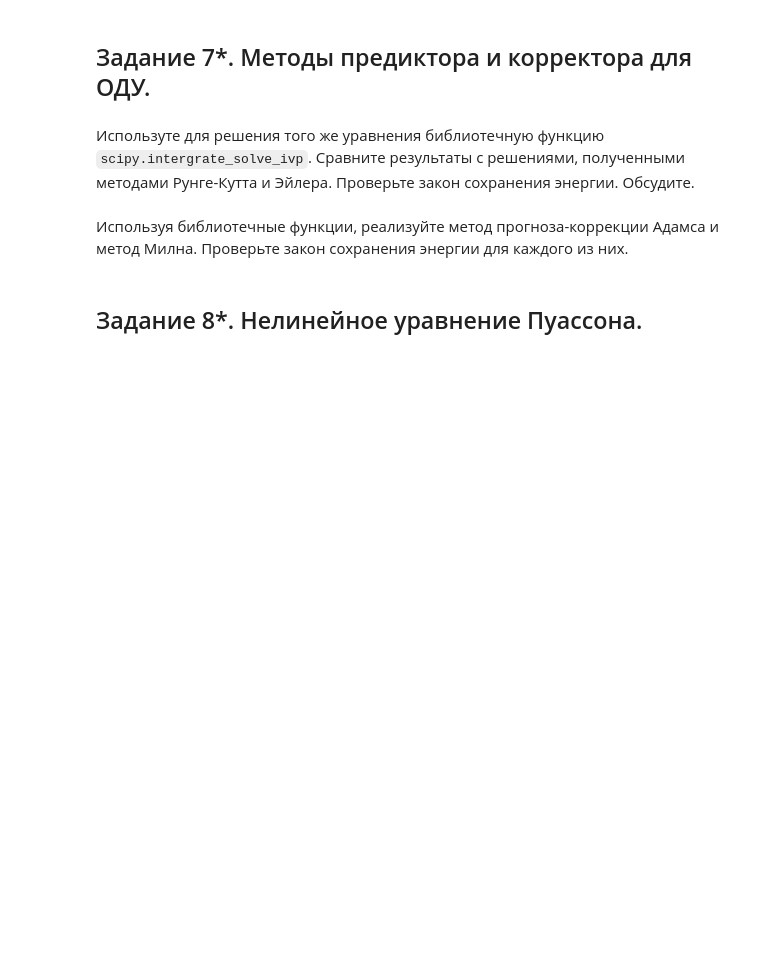
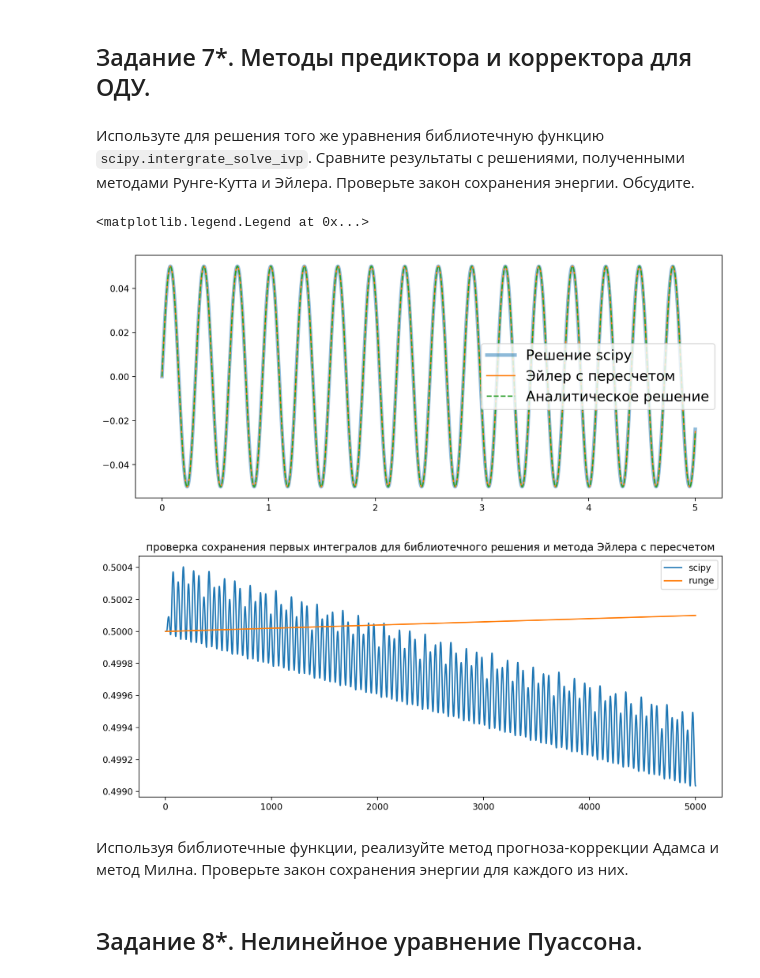
Before and after one commit to ShmakovVladimir/Computational_mathematics_second_sem, a Jupyter notebook: part_2/hw6/6 Задание - Задача Коши.ipynb, the cells around one changed output. Cells and saved outputs as stored; diff of their text form; code cells hidden in the pictures; blank space fills up the shorter version.

```diff
--- a/part_2/hw6/6 Задание - Задача Коши.ipynb
+++ b/part_2/hw6/6 Задание - Задача Коши.ipynb
@@ -537,3 +539,28 @@ fig.tight_layout()
+# %%
+a = [[0, 1], [-np.power(omega, 2), 0]]
+T = 100 / omega
+dt = 1e-3
+u0 = [0, 1]
+system_func = lambda t, h: a @ h
+t_eval = np.arange(int(T / dt) + 1) * dt
+scipy_solution = integrate.solve_ivp(system_func, y0=u0, t_span = (0, T), t_eval = t_eval)
+energy_scipy = np.power(scipy_solution.y[1, :], 2) / 2 + np.power(omega * scipy_solution.y[0, :], 2) / 2
+plt.figure(figsize = (12, 5), dpi = 200)
+plt.plot(scipy_solution.t, scipy_solution.y[0], label = 'Решение scipy', linewidth  = 4, alpha = 0.5)
+plt.plot(tt, h_runge[:, 0], label = 'Эйлер c пересчетом')
+
+plt.plot(tt, np.sin(omega * tt) / omega, linestyle = '--', label = 'Аналитическое решение')
+plt.legend(fontsize = 16)
+
+plt.figure(figsize = (12, 5), dpi = 200)
+plt.title("проверка сохранения первых интегралов для библиотечного решения и метода Эйлера с пересчетом")
+plt.plot(energy_scipy, label = 'scipy')
+plt.plot(E_runge, label = 'runge')
+plt.legend()
+# %% [output]
+<matplotlib.legend.Legend at 0x...>
+[figure, added]
+[figure, added]
 # %% [markdown]
 Используя библиотечные функции, реализуйте метод прогноза-коррекции Адамса и метод Милна.  Проверьте закон сохранения энергии для каждого из них.
 # %%
```
Also changed, not shown: parts of 3 cells of this notebook.
